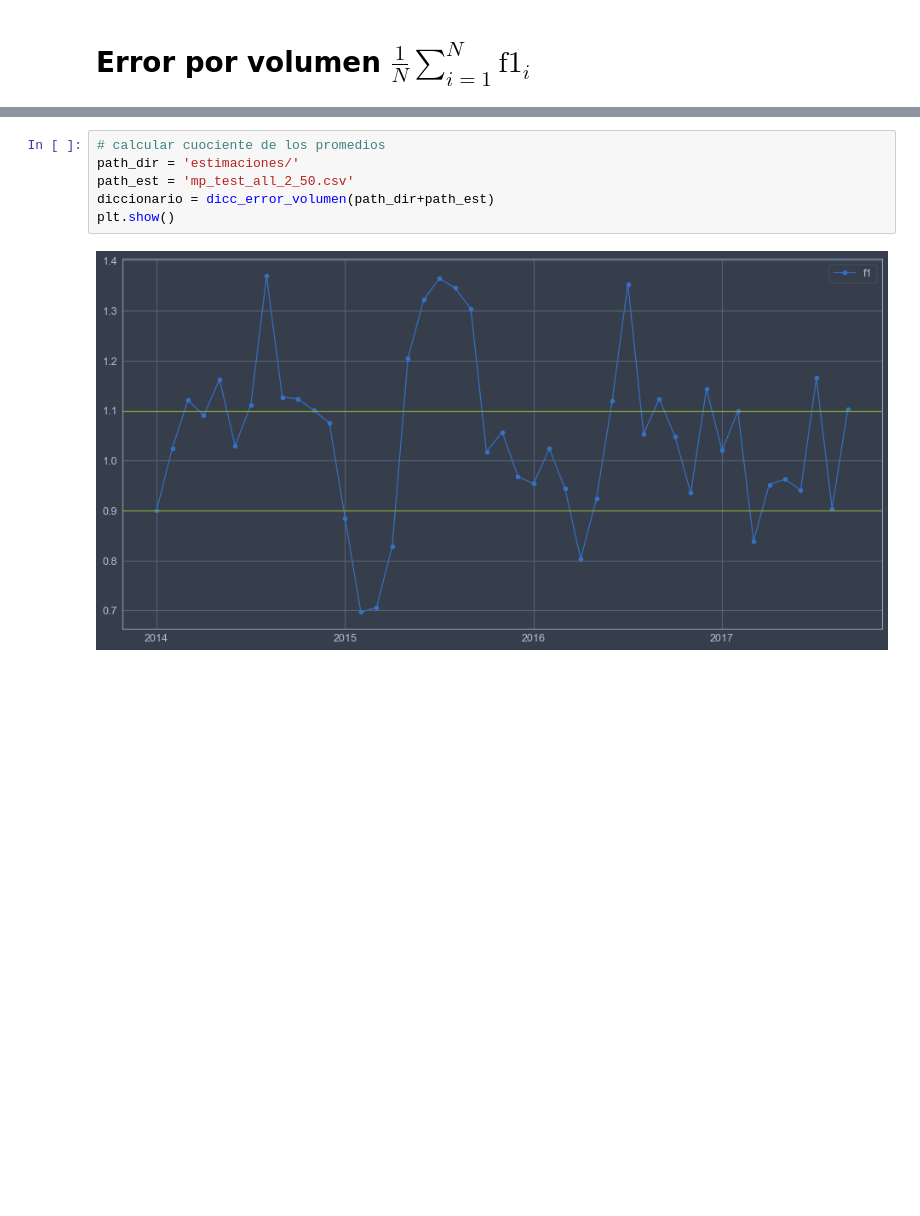
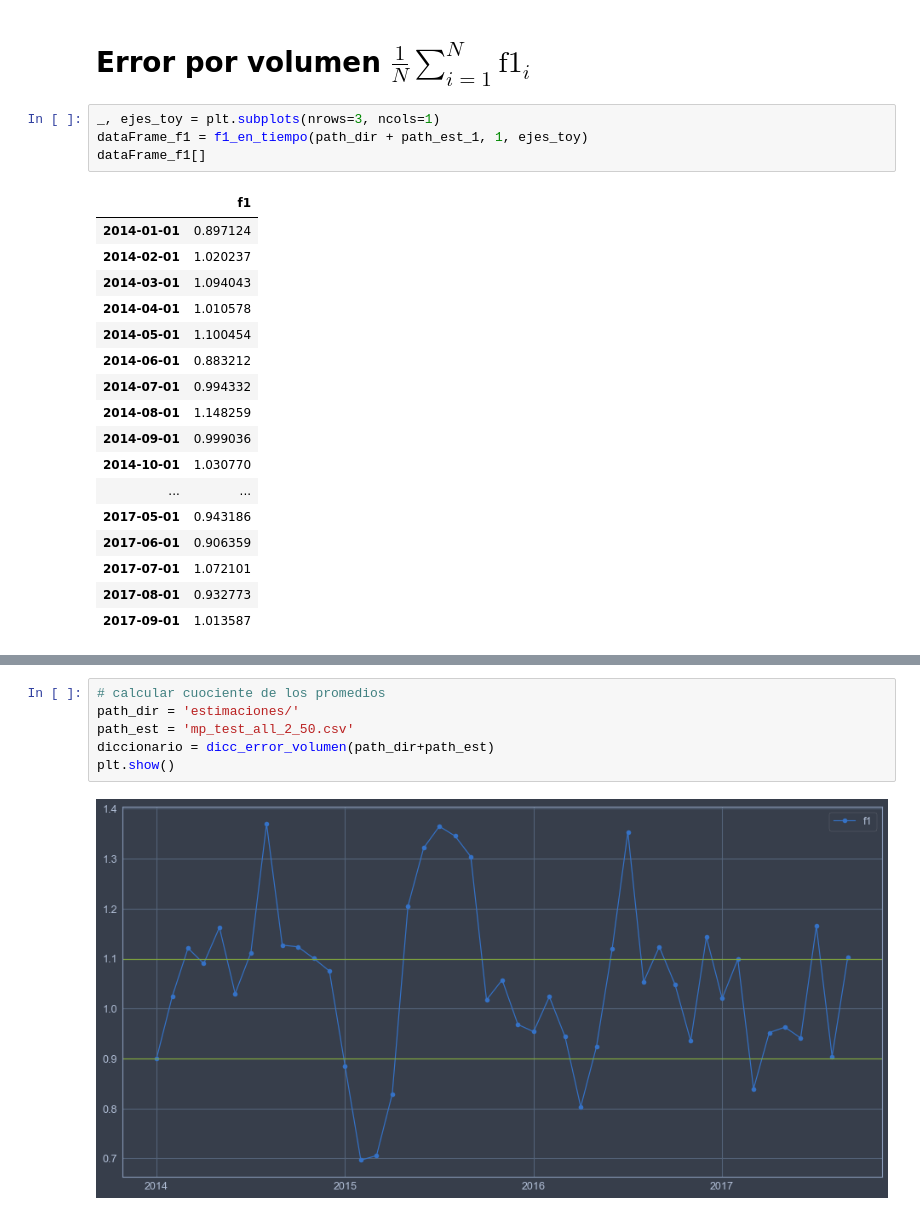
Before and after one commit to jpmerlet/gp_spc, a Jupyter notebook: code_git/f1_gp_ok.ipynb, the cells around one changed output, grey strips where cells are left out. Cells and saved outputs as stored; diff of their text form; blank space fills up the shorter version.

```diff
--- a/code_git/f1_gp_ok.ipynb
+++ b/code_git/f1_gp_ok.ipynb
@@ -104,5 +170,27 @@ def _plot_f1(dicc, years):
 # %% [markdown]
 # Error por volumen $\frac{1}{N}\sum_{i=1}^N \text{f1}_i$
+# %%
+_, ejes_toy = plt.subplots(nrows=3, ncols=1)
+dataFrame_f1 = f1_en_tiempo(path_dir + path_est_1, 1, ejes_toy)
+dataFrame_f1[]
+# %% [output]
+|  | f1 |
+| 2014-01-01 | 0.897124 |
+| 2014-02-01 | 1.020237 |
+| 2014-03-01 | 1.094043 |
+| 2014-04-01 | 1.010578 |
+| 2014-05-01 | 1.100454 |
+| 2014-06-01 | 0.883212 |
+| 2014-07-01 | 0.994332 |
+| 2014-08-01 | 1.148259 |
+| 2014-09-01 | 0.999036 |
+| 2014-10-01 | 1.030770 |
+| ... | ... |
+| 2017-05-01 | 0.943186 |
+| 2017-06-01 | 0.906359 |
+| 2017-07-01 | 1.072101 |
+| 2017-08-01 | 0.932773 |
+| 2017-09-01 | 1.013587 |
 # %%
 # calcular cuociente de los promedios
 path_dir = 'estimaciones/'
```
Also changed, not shown: parts of 2 cells of this notebook.
